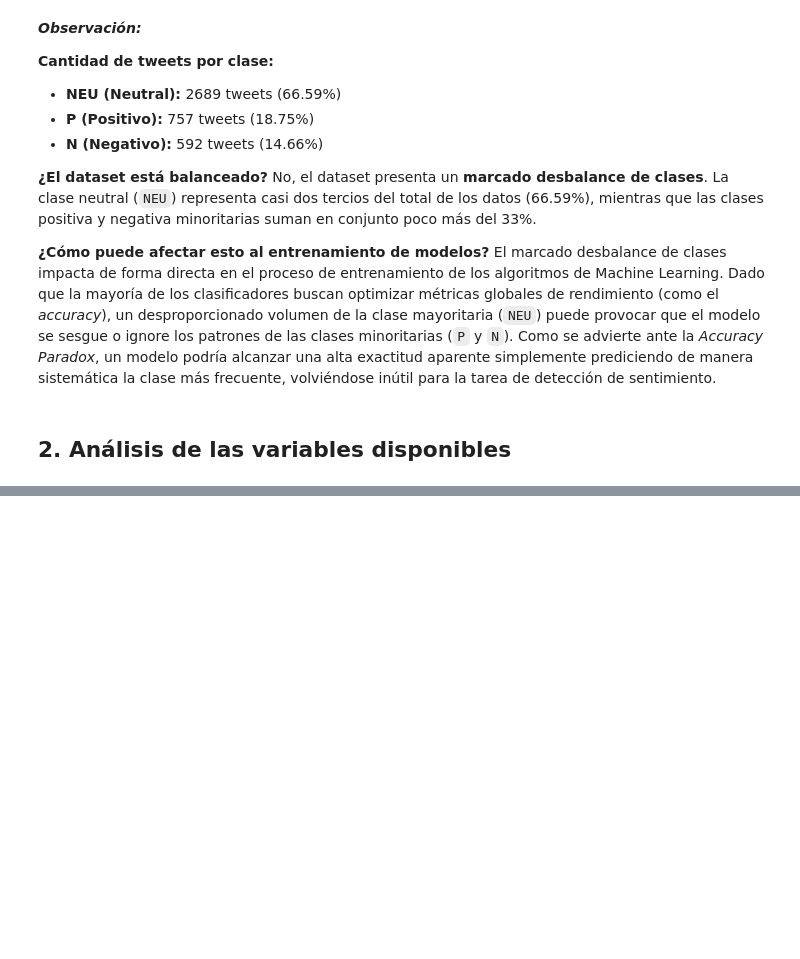
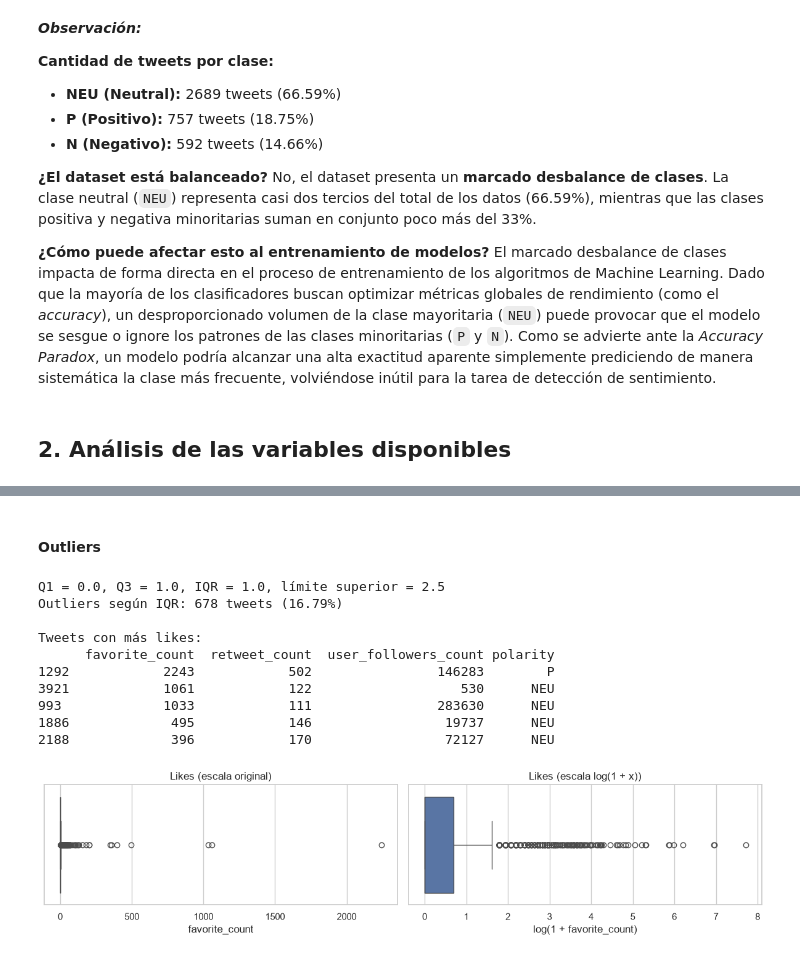
Before and after one commit to Barlita03/TP-CienciasDeDatos, a Jupyter notebook: TP1_CdD.ipynb, the cells around one changed output, grey strips where cells are left out. Cells and saved outputs as stored; diff of their text form; code cells hidden in the pictures; blank space fills up the shorter version.

```diff
--- a/TP1_CdD.ipynb
+++ b/TP1_CdD.ipynb
@@ -113,0 +180,37 @@ Name: proportion, dtype: float64
+# %% [markdown]
+#### Outliers
+# %%
+# Criterio IQR: es outlier todo valor mayor a Q3 + 1.5 * IQR
+q1 = df['favorite_count'].quantile(0.25)
+q3 = df['favorite_count'].quantile(0.75)
+iqr = q3 - q1
+limite_superior = q3 + 1.5 * iqr
+outliers = df[df['favorite_count'] > limite_superior]
+print(f"Q1 = {q1}, Q3 = {q3}, IQR = {iqr}, límite superior = {limite_superior}")
+print(f"Outliers según IQR: {len(outliers)} tweets ({len(outliers) / len(df) * 100:.2f}%)")
+
+# Los 5 tweets con más likes
+print("\nTweets con más likes:")
+print(df.nlargest(5, 'favorite_count')[['favorite_count', 'retweet_count', 'user_followers_count', 'polarity']])
+
+# Boxplot en escala original y en escala logarítmica
+fig, axes = plt.subplots(1, 2, figsize=(12, 3))
+sns.boxplot(x=df['favorite_count'], ax=axes[0])
+axes[0].set_title('Likes (escala original)')
+sns.boxplot(x=np.log1p(df['favorite_count']), ax=axes[1])
+axes[1].set_title('Likes (escala log(1 + x))')
+axes[1].set_xlabel('log(1 + favorite_count)')
+plt.tight_layout()
+plt.show()
+# %% [output]
+Q1 = 0.0, Q3 = 1.0, IQR = 1.0, límite superior = 2.5
+Outliers según IQR: 678 tweets (16.79%)
+
+Tweets con más likes:
+      favorite_count  retweet_count  user_followers_count polarity
+1292            2243            502                146283        P
+3921            1061            122                   530      NEU
+993             1033            111                283630      NEU
+1886             495            146                 19737      NEU
+2188             396            170                 72127      NEU
+[figure, added]
```
Also changed, not shown: parts of 15 cells of this notebook, 8 other files.
